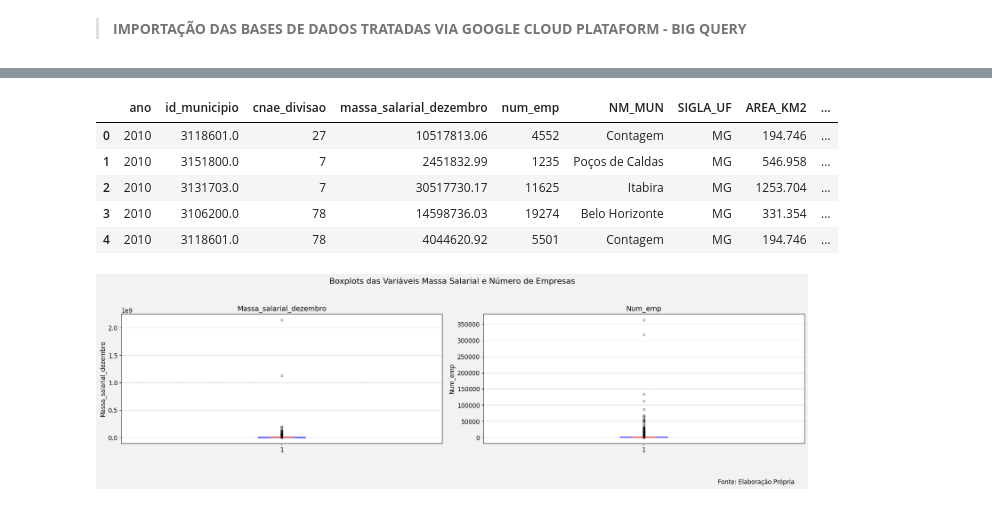
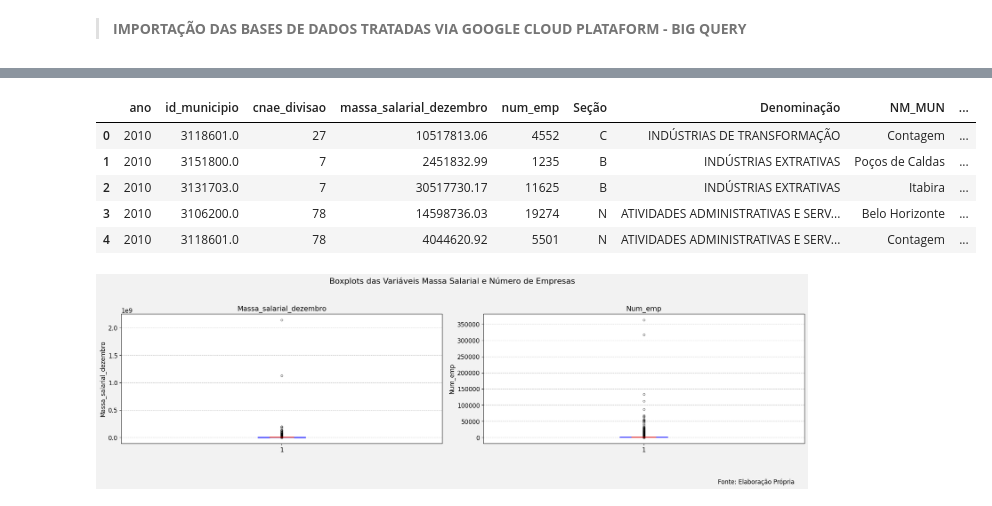
Before and after one commit to Leonardo-Dias-Up/Colab, a Jupyter notebook: DataViva_Atividade.ipynb, the cells around one changed output, grey strips where cells are left out. Drawn from its saved outputs; the diff is of its cells as text; code cells hidden in the pictures.

```diff
--- a/DataViva_Atividade.ipynb
+++ b/DataViva_Atividade.ipynb
@@ -74,3 +74,17 @@ client = bigquery.Client(credentials=credentials, project=project_id)
 # Bases
 geo_mun = gpd.read_file('/content/drive/MyDrive/Colab Notebooks/DataViva/BR_Municipios_2022.shp')
 base = pd.read_csv('/content/drive/MyDrive/Colab Notebooks/DataViva/RAIS_MG_2010_2020.csv', sep=';', encoding='UTF-8')
+cnae_divisoes = pd.read_csv('/content/drive/MyDrive/Colab Notebooks/DataViva/cnae_divisão.csv', sep=';', encoding='UTF-8')
+
+# Para float
+geo_mun.CD_MUN = geo_mun.CD_MUN.astype(float)
+base.id_municipio = base.id_municipio.astype(float)
+
+# Para o merge
+base.cnae_divisao = base.cnae_divisao.astype(int)
+
+# Para o merge
+geo_mun = geo_mun.rename(columns={'CD_MUN':'id_municipio'})
+
+# Para o merge
+cnae_divisoes = cnae_divisoes.rename(columns={'Divisões':'cnae_divisao'})
@@ -83,0 +118,15 @@ geo_mun = geo_mun.rename(columns={'CD_MUN':'id_municipio'})
+# %%
+# Função para expandir os intervalos
+def expandir_intervalo(row):
+    inicio, fim = row['cnae_divisao'].split(' .. ')
+    intervalo = list(range(int(inicio), int(fim)+1))
+    return pd.DataFrame({'Seção': row['Seção'], 'cnae_divisao': intervalo, 'Denominação': row['Denominação']})
+
+# Aplicar a função para expandir os intervalos para todos os números de 1 a 99
+cnae_divisoes_expandido = pd.concat([expandir_intervalo(row) for _, row in cnae_divisoes.iterrows()], ignore_index=True)
+
+# Converter a coluna 'cnae_divisao' para o tipo int
+cnae_divisoes_expandido['cnae_divisao'] = cnae_divisoes_expandido['cnae_divisao'].astype(int)
+
+# Exibir o resultado
+cnae_divisoes_expandido.head()
@@ -84,14 +140,16 @@ geo_mun = geo_mun.rename(columns={'CD_MUN':'id_municipio'})
 # %%
-# Carregando os dataframes a partir dos arquivos Excel e CSV usando Pandas e Shapefile usando o geopandas
-df = pd.merge(base, geo_mun, on='id_municipio', how='left')
+# Full base
+df = pd.merge(base, cnae_divisoes_expandido, on='cnae_divisao', how='left') \
+                      .merge(geo_mun, on='id_municipio', how='left')
+
 df.head()
 # %% [output]
-|  | ano | id_municipio | cnae_divisao | massa_salarial_dezembro | num_emp | NM_MUN | SIGLA_UF | AREA_KM2 | ... |
-| 0 | 2010 | 3118601.0 | 27 | 10517813.06 | 4552 | Contagem | MG | 194.746 | ... |
-| 1 | 2010 | 3151800.0 | 7 | 2451832.99 | 1235 | Poços de Caldas | MG | 546.958 | ... |
-| 2 | 2010 | 3131703.0 | 7 | 30517730.17 | 11625 | Itabira | MG | 1253.704 | ... |
-| 3 | 2010 | 3106200.0 | 78 | 14598736.03 | 19274 | Belo Horizonte | MG | 331.354 | ... |
-| 4 | 2010 | 3118601.0 | 78 | 4044620.92 | 5501 | Contagem | MG | 194.746 | ... |
+|  | ano | id_municipio | cnae_divisao | massa_salarial_dezembro | num_emp | Seção | Denominação | NM_MUN | ... |
+| 0 | 2010 | 3118601.0 | 27 | 10517813.06 | 4552 | C | INDÚSTRIAS DE TRANSFORMAÇÃO | Contagem | ... |
+| 1 | 2010 | 3151800.0 | 7 | 2451832.99 | 1235 | B | INDÚSTRIAS EXTRATIVAS | Poços de Caldas | ... |
+| 2 | 2010 | 3131703.0 | 7 | 30517730.17 | 11625 | B | INDÚSTRIAS EXTRATIVAS | Itabira | ... |
+| 3 | 2010 | 3106200.0 | 78 | 14598736.03 | 19274 | N | ATIVIDADES ADMINISTRATIVAS E SERV... | Belo Horizonte | ... |
+| 4 | 2010 | 3118601.0 | 78 | 4044620.92 | 5501 | N | ATIVIDADES ADMINISTRATIVAS E SERV... | Contagem | ... |
 # %%
 # Selecionar as variáveis numéricas do dataframe
 numerical_cols = ['massa_salarial_dezembro', 'num_emp']
```
Also changed, not shown: parts of 30 cells of this notebook.
